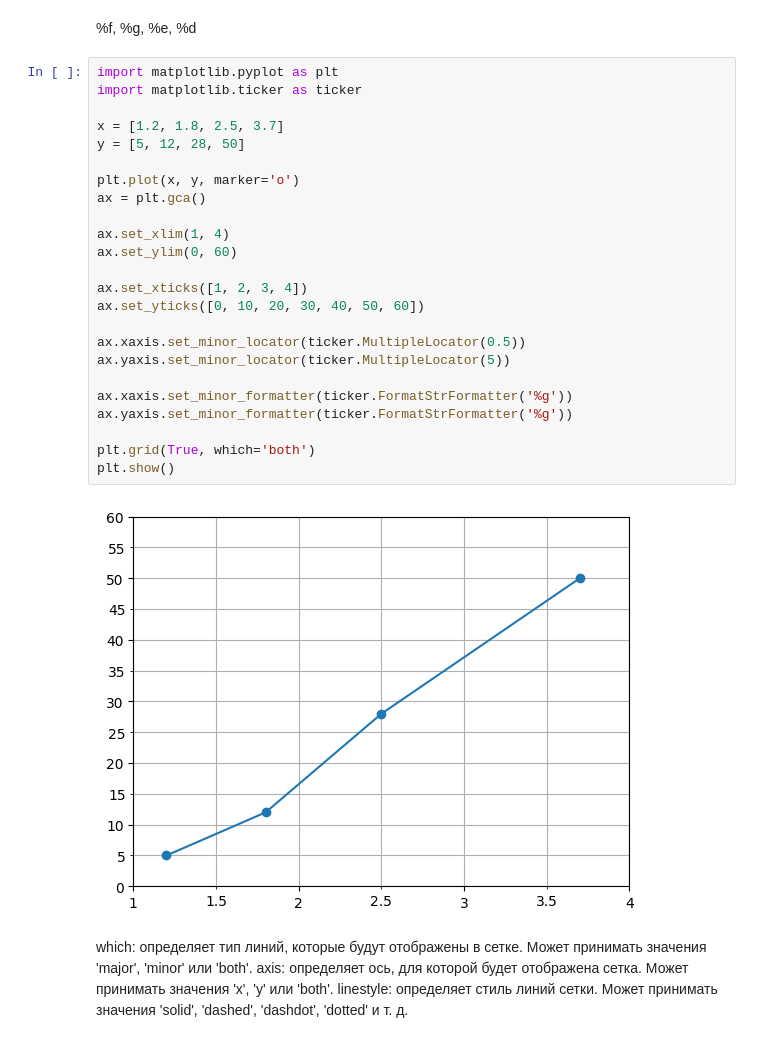
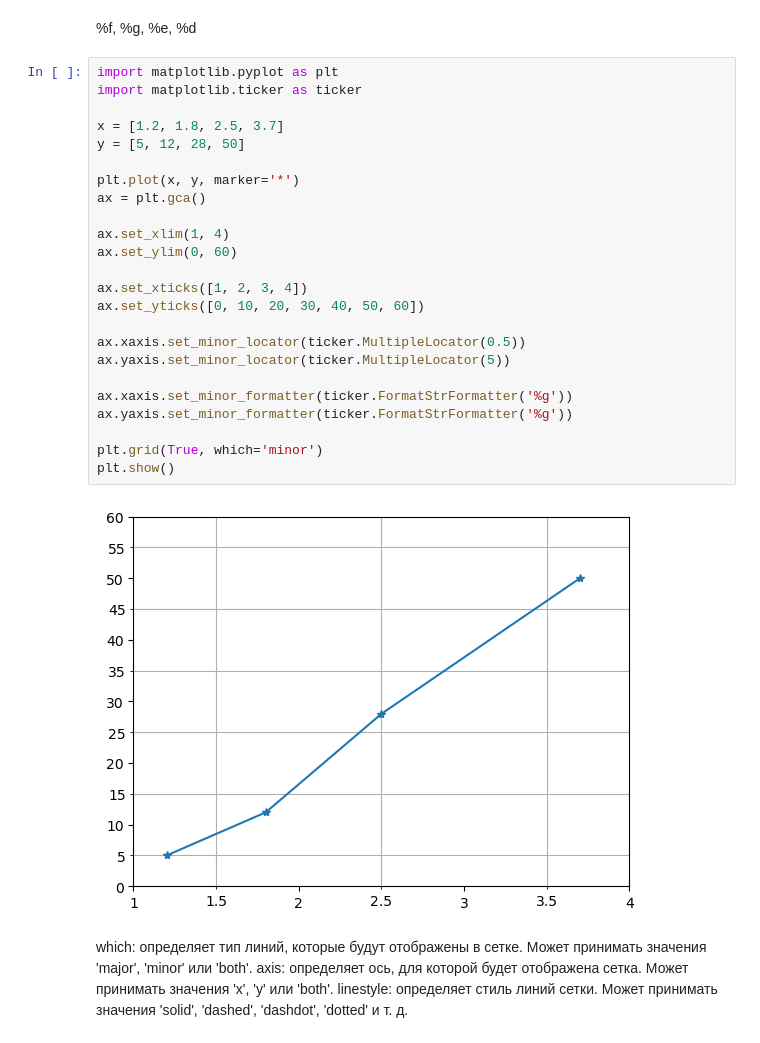
Before and after one commit to kolesnikova-o-p/2025, a Jupyter notebook: SEPMP/4_th.ipynb, the cells around one changed output. Saved outputs shown, nothing was run; the diff lists cells and outputs as text.

```diff
--- a/SEPMP/4_th.ipynb
+++ b/SEPMP/4_th.ipynb
@@ -540,29 +540,29 @@ plt.show()
 # %%
 import matplotlib.pyplot as plt
 import matplotlib.ticker as ticker
 
 x = [1.2, 1.8, 2.5, 3.7]
 y = [5, 12, 28, 50]
 
-plt.plot(x, y, marker='o')
+plt.plot(x, y, marker='*')
 ax = plt.gca()
 
 ax.set_xlim(1, 4)
 ax.set_ylim(0, 60)
 
 ax.set_xticks([1, 2, 3, 4])
 ax.set_yticks([0, 10, 20, 30, 40, 50, 60])
 
 ax.xaxis.set_minor_locator(ticker.MultipleLocator(0.5))
 ax.yaxis.set_minor_locator(ticker.MultipleLocator(5))
 
 ax.xaxis.set_minor_formatter(ticker.FormatStrFormatter('%g'))
 ax.yaxis.set_minor_formatter(ticker.FormatStrFormatter('%g'))
 
-plt.grid(True, which='both')
+plt.grid(True, which='minor')
 plt.show()
 # %% [output]
-[figure, old version]
+[figure, new version]
 # %% [markdown]
 which: определяет тип линий, которые будут отображены в сетке. Может принимать значения 'major', 'minor' или 'both'.
 axis: определяет ось, для которой будет отображена сетка. Может принимать значения 'x', 'y' или 'both'.
```
Also changed, not shown: parts of 11 cells of this notebook.
